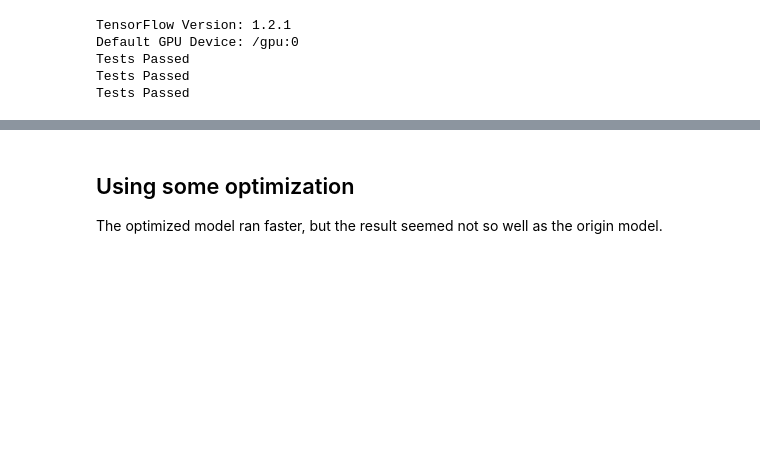
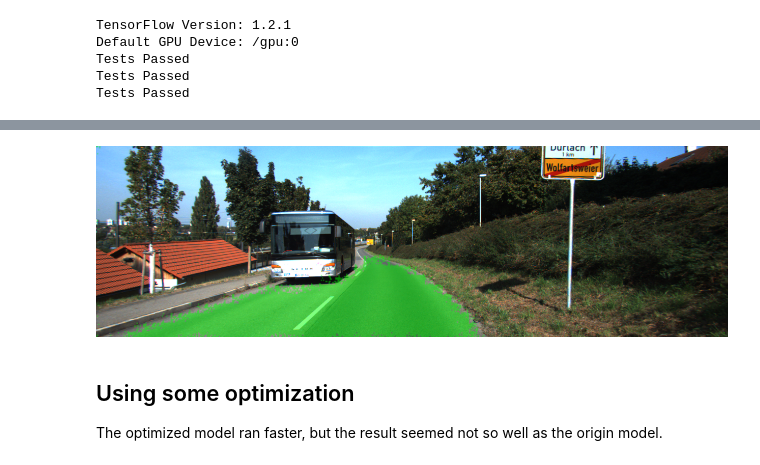
Before and after one commit to huboqiang/CarND-Semantic-Segmentation, a Jupyter notebook: using_model_for_prediction.ipynb, the cells around one changed output, grey strips where cells are left out. Cells and saved outputs as stored; diff of their text form; code cells hidden in the pictures; blank space fills up the shorter version.

```diff
--- a/using_model_for_prediction.ipynb
+++ b/using_model_for_prediction.ipynb
@@ -64,3 +67,7 @@ INFO:tensorflow:Restoring parameters from ./models_l2_norm_lr00001_e100/eproch_9
+# %%
+l_img[32]
+# %% [output]
+[figure, added]
 # %%
 def load_graph(graph_file, use_xla=False):
     jit_level = 0
```
Also changed, not shown: parts of 10 cells of this notebook, 3 other files.
